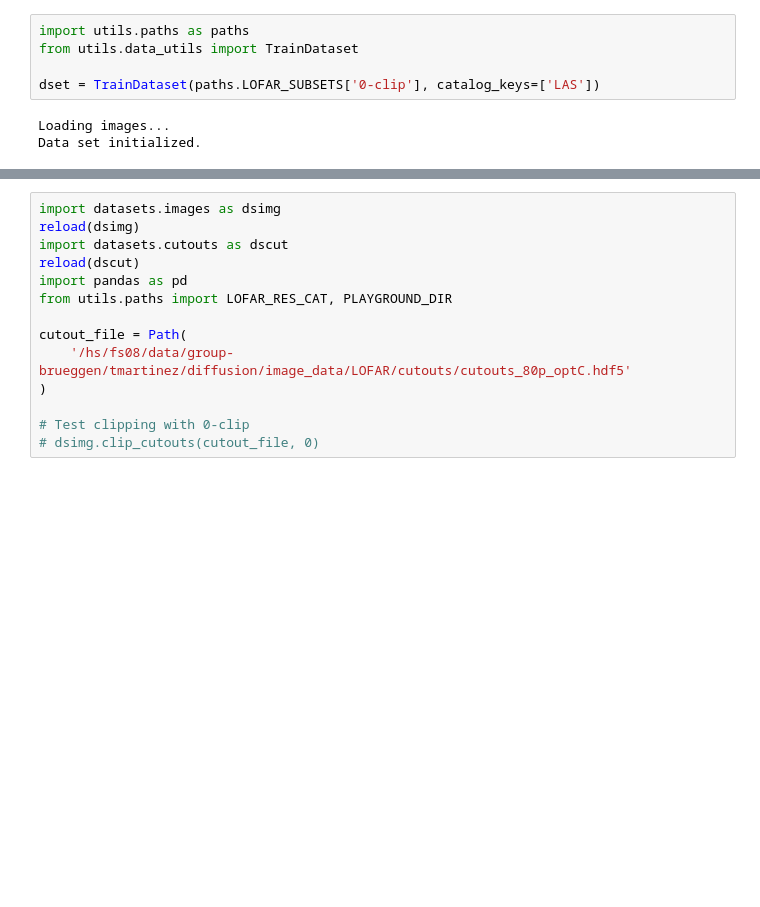
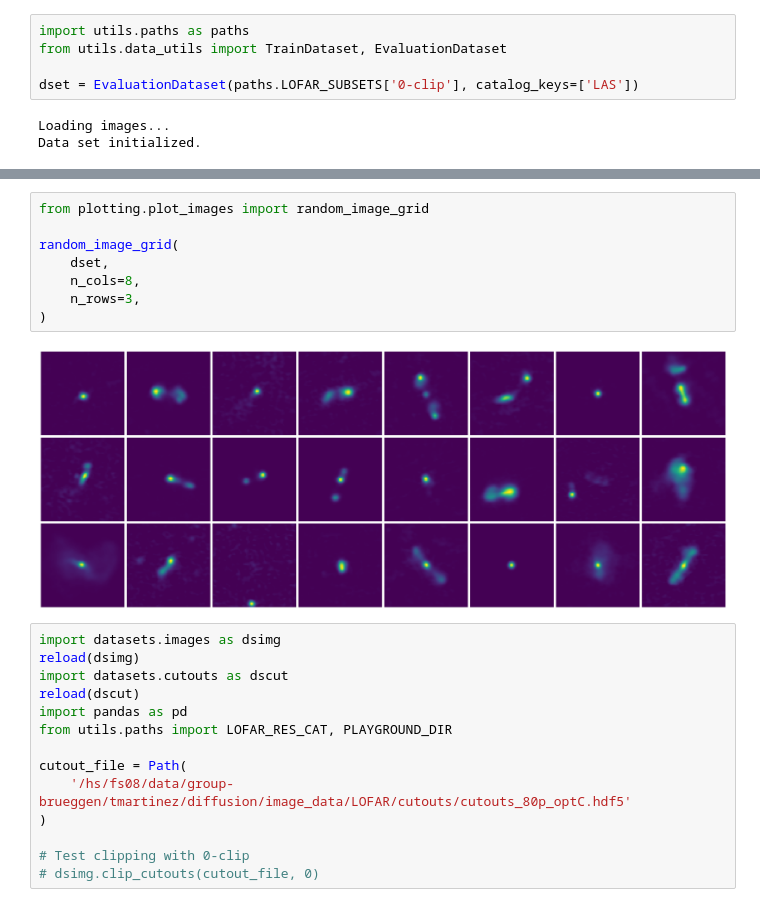
Before and after one commit to tmartinezML/LOFAR-Diffusion, a Jupyter notebook: src/notebooks/image_preprocessing.ipynb, the cells around one changed output, grey strips where cells are left out. Cells and saved outputs as stored; diff of their text form; blank space fills up the shorter version.

```diff
--- a/src/notebooks/image_preprocessing.ipynb
+++ b/src/notebooks/image_preprocessing.ipynb
@@ -10,9 +10,9 @@ from importlib import reload
 /hs/babbage/data/group-brueggen/tmartinez/diffusion/src
 # %%
 import utils.paths as paths
-from utils.data_utils import TrainDataset
+from utils.data_utils import TrainDataset, EvaluationDataset
 
-dset = TrainDataset(paths.LOFAR_SUBSETS['0-clip'], catalog_keys=['LAS'])
+dset = EvaluationDataset(paths.LOFAR_SUBSETS['0-clip'], catalog_keys=['LAS'])
 # %% [output]
 Loading images...
 Data set initialized.
@@ -49,3 +19,13 @@ metric_peek(
+# %%
+from plotting.plot_images import random_image_grid
+
+random_image_grid(
+    dset,
+    n_cols=8,
+    n_rows=3,
+)
+# %% [output]
+[figure, added]
 # %%
 import datasets.images as dsimg
 reload(dsimg)
```
Also changed, not shown: parts of 8 cells of this notebook, 1 other file.
